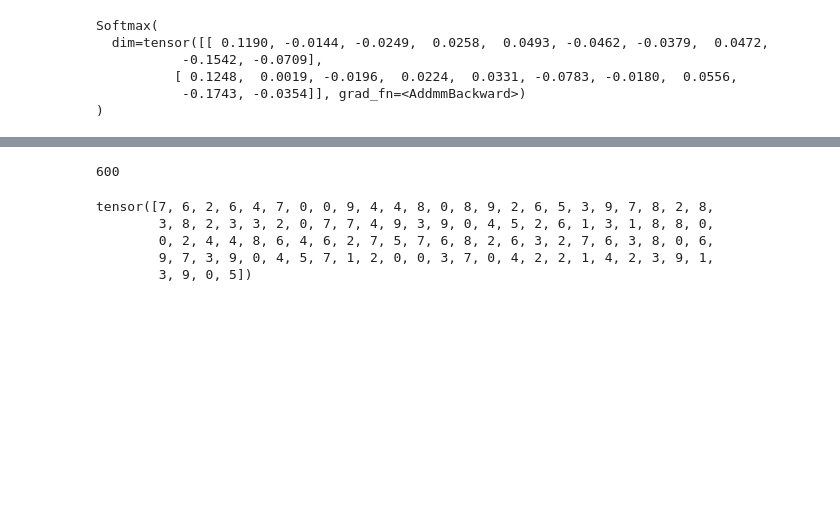
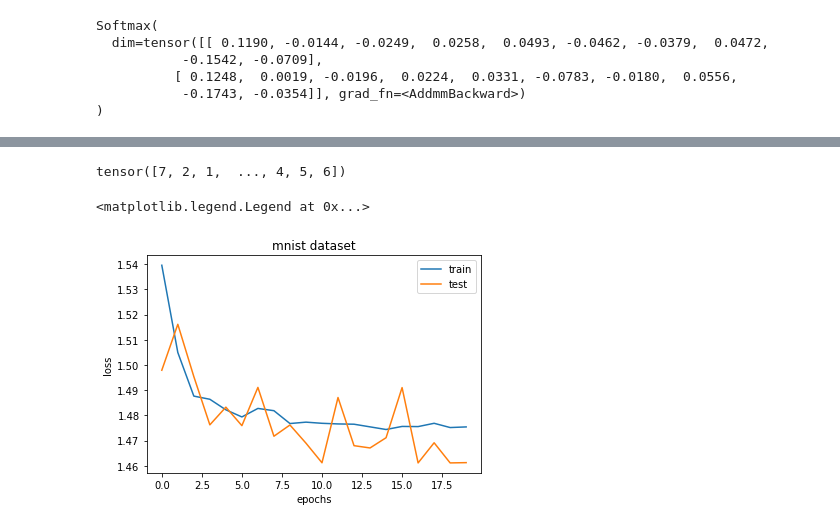
Before and after one commit to Beh-noush/General-Python, a Jupyter notebook: FCNN.ipynb, the cells around one changed output, grey strips where cells are left out. Saved outputs shown, nothing was run; the diff lists cells and outputs as text; code cells hidden in the pictures; blank space fills up the shorter version.

```diff
--- a/FCNN.ipynb
+++ b/FCNN.ipynb
@@ -383,6 +344,2 @@ len(mnist_train)
 # %%
 mnist_loaded = torch.utils.data.DataLoader(mnist_train, batch_size = 100, shuffle = True)
-# %%
-len(mnist_loaded)
-# %% [output]
-600
@@ -392,11 +348,7 @@ for i in mnist_loaded:
 # %%
-list(mnist_loaded)[0][1]
+list(mnist_test_loaded)[0][1]
 # %% [output]
-tensor([7, 6, 2, 6, 4, 7, 0, 0, 9, 4, 4, 8, 0, 8, 9, 2, 6, 5, 3, 9, 7, 8, 2, 8,
-        3, 8, 2, 3, 3, 2, 0, 7, 7, 4, 9, 3, 9, 0, 4, 5, 2, 6, 1, 3, 1, 8, 8, 0,
-        0, 2, 4, 4, 8, 6, 4, 6, 2, 7, 5, 7, 6, 8, 2, 6, 3, 2, 7, 6, 3, 8, 0, 6,
-        9, 7, 3, 9, 0, 4, 5, 7, 1, 2, 0, 0, 3, 7, 0, 4, 2, 2, 1, 4, 2, 3, 9, 1,
-        3, 9, 0, 5])
+tensor([7, 2, 1,  ..., 4, 5, 6])
 # %%
 #Now we train our CNN on it.
 #Now, we train and test the model.
@@ -441 +399,13 @@ for e in epochs:
+# %%
+import matplotlib.pyplot as plt
+plt.plot(epochs, test_loss_list, label = 'train')
+plt.plot(epochs, train_loss_list, label = 'test')
+plt.xlabel('epochs')
+plt.ylabel('loss')
+plt.title('mnist dataset')
+
+plt.legend()
+# %% [output]
+<matplotlib.legend.Legend at 0x...>
+[figure, added]
 # %%
```
Also changed, not shown: parts of 14 cells of this notebook.
